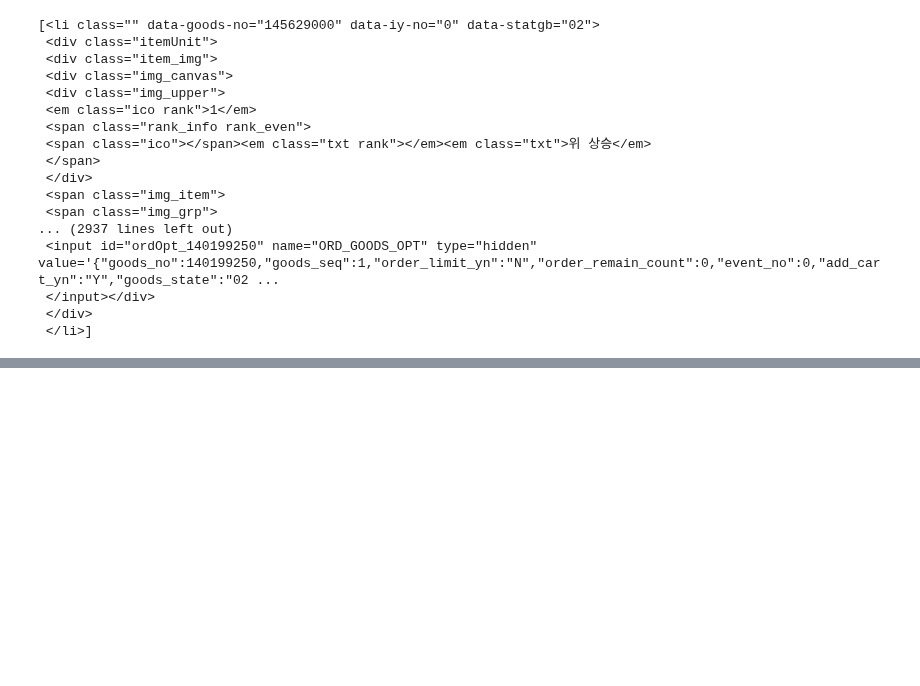
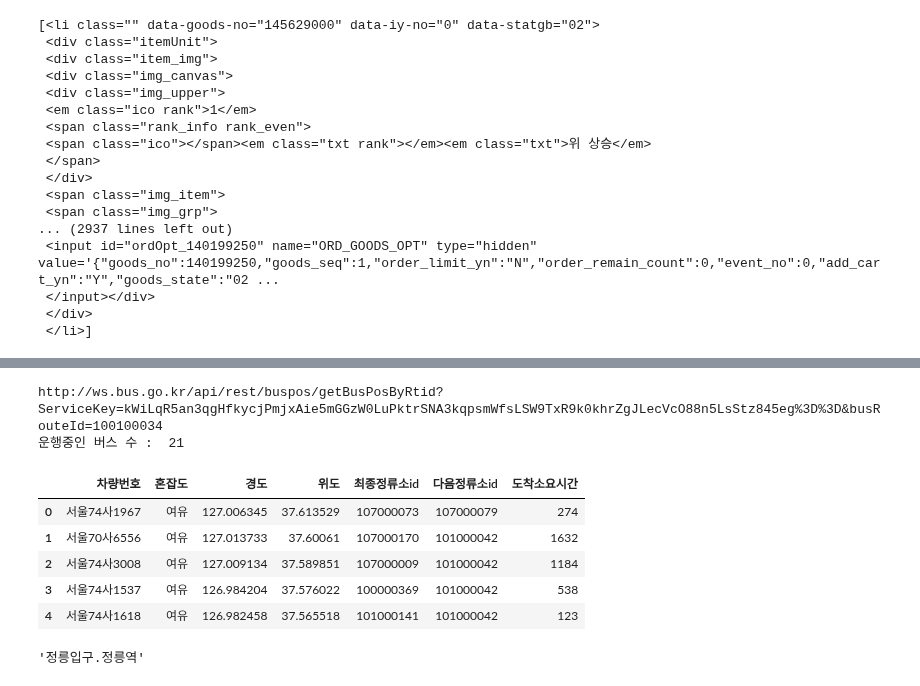
Before and after one commit to SeohuiJeong0420/ai_x, a Jupyter notebook: source/01_python/ch14_웹데이터수집1_정적_공공api.ipynb, the cells around one changed output, grey strips where cells are left out. Saved outputs shown, nothing was run; the diff lists cells and outputs as text; code cells hidden in the pictures; blank space fills up the shorter version.

```diff
--- a/source/01_python/ch14_웹데이터수집1_정적_공공api.ipynb
+++ b/source/01_python/ch14_웹데이터수집1_정적_공공api.ipynb
@@ -1054,0 +1125,48 @@ for idx, item in yesBestList:
+# %%
+ # step3 : busRouteId로 버스 위치 정보 조회 2번 getBusPosByRtidList
+
+url3 = f'http://ws.bus.go.kr/api/rest/buspos/getBusPosByRtid?ServiceKey={key}&busRouteId={busRouteId}'
+print(url3)
+response = requests.get(url3)
+soup = BeautifulSoup(response.text, "xml")
+bus_position = []
+itemLists = soup.select('itemList')
+print('운행중인 버스 수 : ', len(itemLists))
+for itemList in soup.select('itemList'):
+    #차량번호, 혼잡도, 경도, 위도, 최종정류장id(lastStnId), 다음정류장id, 도착소요시간
+    plainNo = itemList.select_one('plainNo').text
+    congetion = itemList.select_one('congetion').text
+    congetion = "여유"if congetion =='3'\
+            else "보통" if congetion=='4'\
+            else"혼잡" if congetion =='5'\
+            else "매우혼잡"
+    gpsX = itemList.select_one('gpsX').text
+    gpsY = itemList.select_one('gpsY').text
+    lastStnId = itemList.select_one('lastStnId').text
+    nextStId = itemList.select_one('nextStId').text
+    nextStTm = itemList.select_one('nextStTm').text
+    bus_position.append({
+        '차량번호':plainNo,
+        '혼잡도':congetion,
+        '경도':gpsX,
+        '위도':gpsY,
+        '최종정류소id':lastStnId,
+        '다음정류소id':nextStId,
+        '도착소요시간':nextStTm,
+    })
+df_pos = pd.DataFrame(bus_position)
+df_pos.head()
+# %% [output]
+http://ws.bus.go.kr/api/rest/buspos/getBusPosByRtid?ServiceKey=kWiLqR5an3qgHfkycjPmjxAie5mGGzW0LuPktrSNA3kqpsmWfsLSW9TxR9k0khrZgJLecVcO88n5LsStz845eg%3D%3D&busRouteId=100100034
+운행중인 버스 수 :  21
+|  | 차량번호 | 혼잡도 | 경도 | 위도 | 최종정류소id | 다음정류소id | 도착소요시간 |
+| 0 | 서울74사1967 | 여유 | 127.006345 | 37.613529 | 107000073 | 107000079 | 274 |
+| 1 | 서울70사6556 | 여유 | 127.013733 | 37.60061 | 107000170 | 101000042 | 1632 |
+| 2 | 서울74사3008 | 여유 | 127.009134 | 37.589851 | 107000009 | 101000042 | 1184 |
+| 3 | 서울74사1537 | 여유 | 126.984204 | 37.576022 | 100000369 | 101000042 | 538 |
+| 4 | 서울74사1618 | 여유 | 126.982458 | 37.565518 | 101000141 | 101000042 | 123 |
+# %%
+#id가 107000168인 정류소명
+df.loc[df['id'] == '107000168', '정류소명'].iloc[0]
+# %% [output]
+'정릉입구.정릉역'
```
Also changed, not shown: parts of 11 cells of this notebook, 6 other files.
